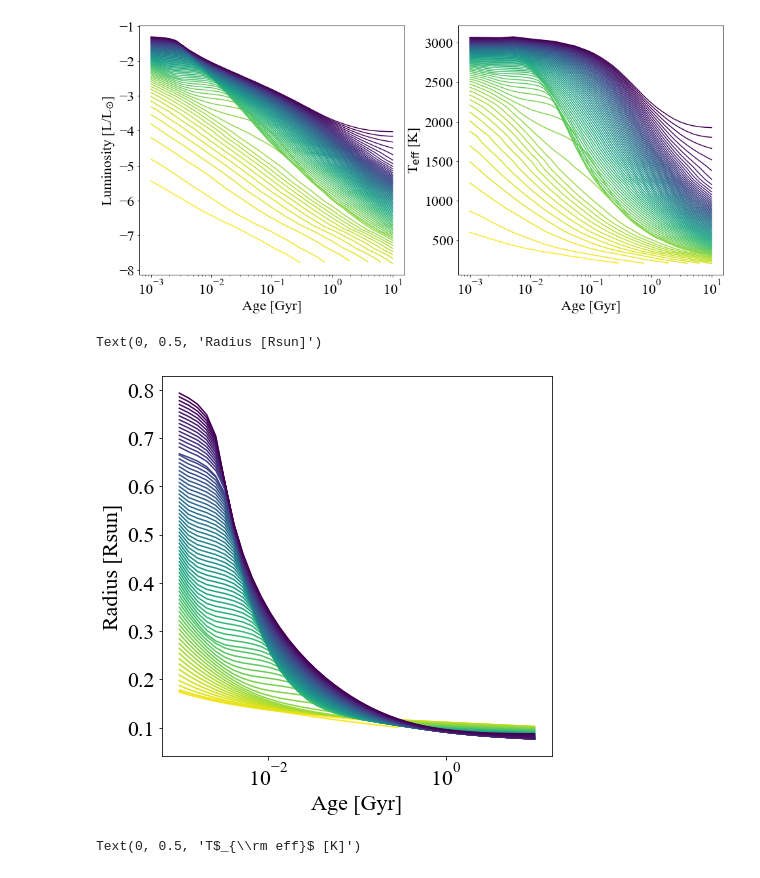
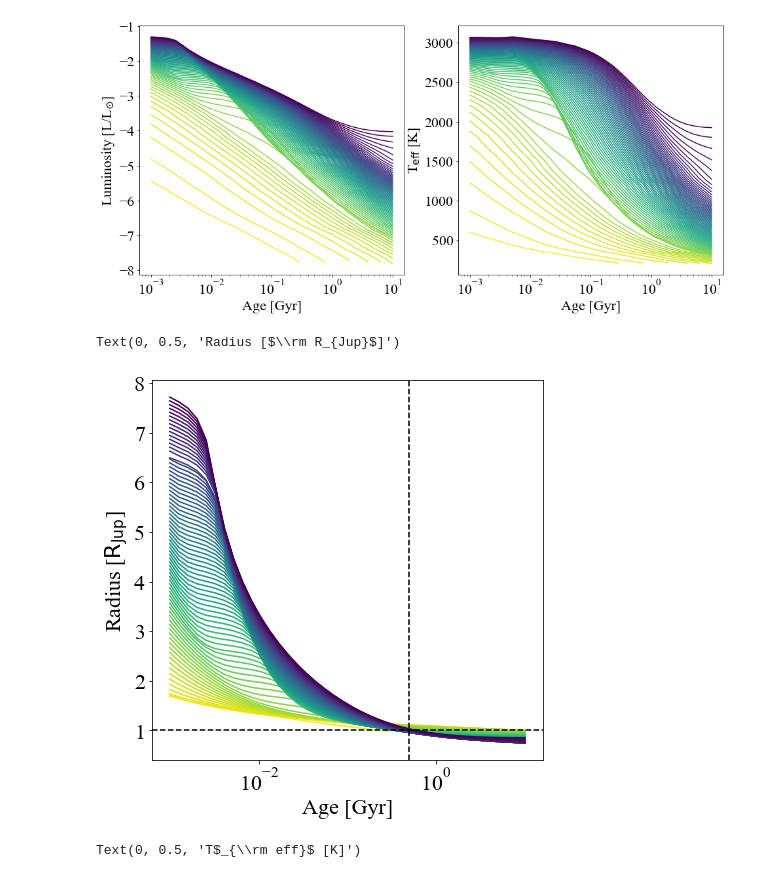
Before and after one commit to SvPoder/exoplanets, a Jupyter notebook: jupyter-notebook/cooling_models.ipynb, the cells around one changed output. Drawn from its saved outputs; the diff is of its cells as text; code cells hidden in the pictures.

```diff
--- a/jupyter-notebook/cooling_models.ipynb
+++ b/jupyter-notebook/cooling_models.ipynb
@@ -224,30 +224,34 @@ Text(0, 0.5, 'T$_{\\rm eff}$ [K]')
 # %%
 fig, ax = plt.subplots(1, 1, figsize=(7, 7))
 
 i     = 0
 ls    = ["-", "--", ":"]
 color = bokeh.palettes.viridis(len(evolution_ATMO20["M"]))
 color = color[::-1]
 
 models = ["ATMO_CEQ/"]#, "ATMO_NEQ_strong/", "ATMO_NEQ_weak/"]
 masses = np.sort(np.asarray(evolution_ATMO20["M"]))
 
 for model in models:
     j = 0
     for mass in masses:
         #if (np.abs(mass-0.06) < 0.009) or (np.abs(mass-0.07) < 0.009):
         #    print(mass)
         #    continue
-        ax.plot(evolution_ATMO20[model][mass][0], evolution_ATMO20[model][mass][3], ls=ls[i], color=color[j])
+        ax.plot(evolution_ATMO20[model][mass][0], evolution_ATMO20[model][mass][3]*R_sun/R_jup,
+                ls=ls[i], color=color[j])
         j = j+1
     i = i+1
 
+ax.axvline(0.5, color="k", ls="--") # 500 Myr
+ax.axhline(1, color="k", ls="--")
+
 ax.set_xlabel("Age [Gyr]")
 ax.set_xscale("log")
-ax.set_ylabel(r"Radius [Rsun]") # CHANGE
+ax.set_ylabel(r"Radius [$\rm R_{Jup}$]") # CHANGE
 # %% [output]
-Text(0, 0.5, 'Radius [Rsun]')
+Text(0, 0.5, 'Radius [$\\rm R_{Jup}$]')
-[figure, old version]
+[figure, new version]
 # %%
 fig, ax = plt.subplots(1, 2, figsize=(16, 7))
 
```
Also changed, not shown: parts of 1 cell of this notebook.
